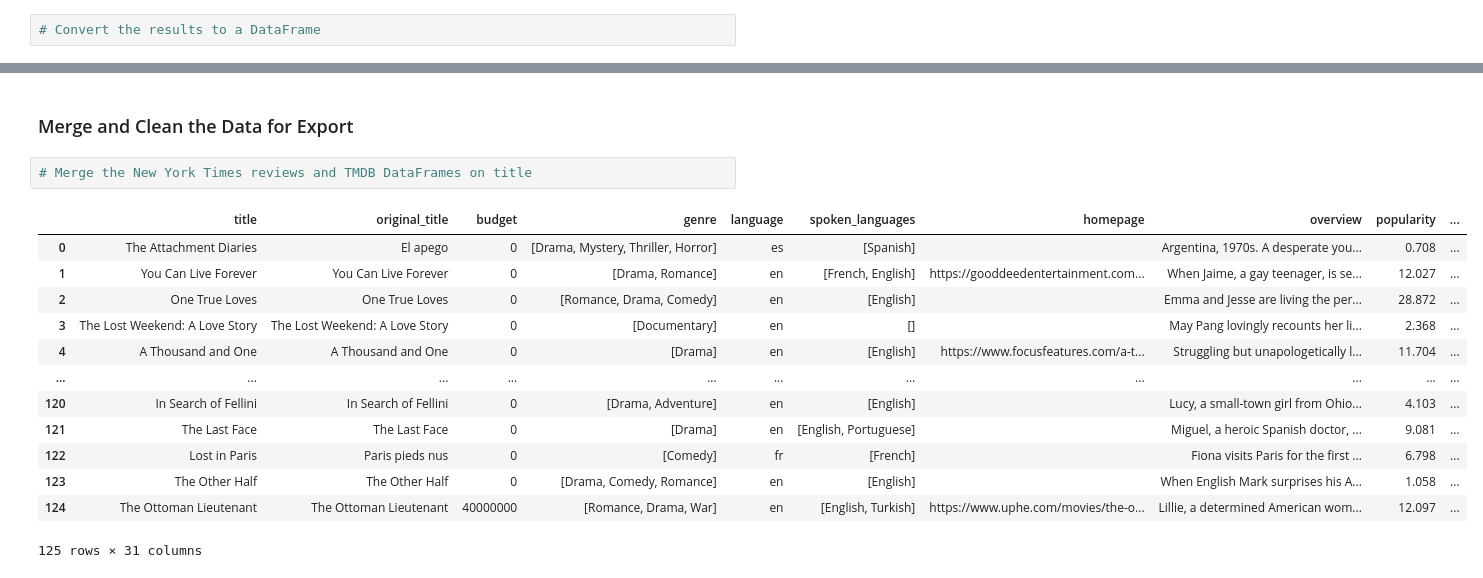
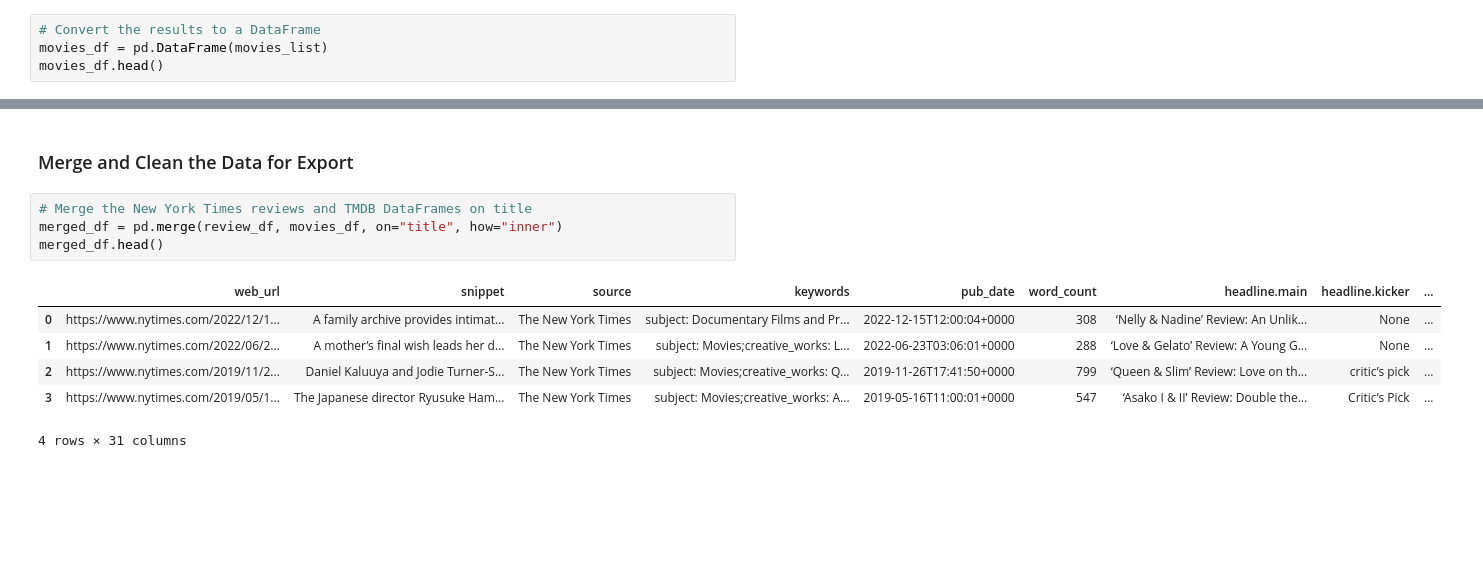
Before and after one commit to teleman1991/data-sourcing-challenge, a Jupyter notebook: retrieve_movie_data.ipynb, the cells around one changed output, grey strips where cells are left out. Drawn from its saved outputs; the diff is of its cells as text; blank space fills up the shorter version.

```diff
--- a/retrieve_movie_data.ipynb
+++ b/retrieve_movie_data.ipynb
@@ -352,4 +326,6 @@ Movie not found: ‘My Policeman’ Review: Two Love Affairs, Equally Tragi
 ]
 # %%
 # Convert the results to a DataFrame
+movies_df = pd.DataFrame(movies_list)
+movies_df.head()
 # %% [output]
@@ -370,20 +338,15 @@ Movie not found: ‘My Policeman’ Review: Two Love Affairs, Equally Tragi
 ### Merge and Clean the Data for Export
 # %%
 # Merge the New York Times reviews and TMDB DataFrames on title
+merged_df = pd.merge(review_df, movies_df, on="title", how="inner")
+merged_df.head()
 # %% [output]
-|  | title | original_title | budget | genre | language | spoken_languages | homepage | overview | popularity | ... |
-| 0 | The Attachment Diaries | El apego | 0 | [Drama, Mystery, Thriller, Horror] | es | [Spanish] |  | Argentina, 1970s. A desperate you... | 0.708 | ... |
-| 1 | You Can Live Forever | You Can Live Forever | 0 | [Drama, Romance] | en | [French, English] | https://gooddeedentertainment.com... | When Jaime, a gay teenager, is se... | 12.027 | ... |
-| 2 | One True Loves | One True Loves | 0 | [Romance, Drama, Comedy] | en | [English] |  | Emma and Jesse are living the per... | 28.872 | ... |
-| 3 | The Lost Weekend: A Love Story | The Lost Weekend: A Love Story | 0 | [Documentary] | en | [] |  | May Pang lovingly recounts her li... | 2.368 | ... |
-| 4 | A Thousand and One | A Thousand and One | 0 | [Drama] | en | [English] | https://www.focusfeatures.com/a-t... | Struggling but unapologetically l... | 11.704 | ... |
-| ... | ... | ... | ... | ... | ... | ... | ... | ... | ... | ... |
-| 120 | In Search of Fellini | In Search of Fellini | 0 | [Drama, Adventure] | en | [English] |  | Lucy, a small-town girl from Ohio... | 4.103 | ... |
-| 121 | The Last Face | The Last Face | 0 | [Drama] | en | [English, Portuguese] |  | Miguel, a heroic Spanish doctor, ... | 9.081 | ... |
-| 122 | Lost in Paris | Paris pieds nus | 0 | [Comedy] | fr | [French] |  | Fiona visits Paris for the first ... | 6.798 | ... |
-| 123 | The Other Half | The Other Half | 0 | [Drama, Comedy, Romance] | en | [English] |  | When English Mark surprises his A... | 1.058 | ... |
-| 124 | The Ottoman Lieutenant | The Ottoman Lieutenant | 40000000 | [Romance, Drama, War] | en | [English, Turkish] | https://www.uphe.com/movies/the-o... | Lillie, a determined American wom... | 12.097 | ... |
+|  | web_url | snippet | source | keywords | pub_date | word_count | headline.main | headline.kicker | ... |
+| 0 | https://www.nytimes.com/2022/12/1... | A family archive provides intimat... | The New York Times | subject: Documentary Films and Pr... | 2022-12-15T12:00:04+0000 | 308 | ‘Nelly & Nadine’ Review: An Unlik... | None | ... |
+| 1 | https://www.nytimes.com/2022/06/2... | A mother’s final wish leads her d... | The New York Times | subject: Movies;creative_works: L... | 2022-06-23T03:06:01+0000 | 288 | ‘Love & Gelato’ Review: A Young G... | None | ... |
+| 2 | https://www.nytimes.com/2019/11/2... | Daniel Kaluuya and Jodie Turner-S... | The New York Times | subject: Movies;creative_works: Q... | 2019-11-26T17:41:50+0000 | 799 | ‘Queen & Slim’ Review: Love on th... | critic’s pick | ... |
+| 3 | https://www.nytimes.com/2019/05/1... | The Japanese director Ryusuke Ham... | The New York Times | subject: Movies;creative_works: A... | 2019-05-16T11:00:01+0000 | 547 | ‘Asako I & II’ Review: Double the... | Critic’s Pick | ... |
-125 rows × 31 columns
+4 rows × 31 columns
 # %%
 # Remove list brackets and quotation marks on the columns containing lists
 # Create a list of the columns that need fixing
```
Also changed, not shown: parts of 14 cells of this notebook, 1 other file.
